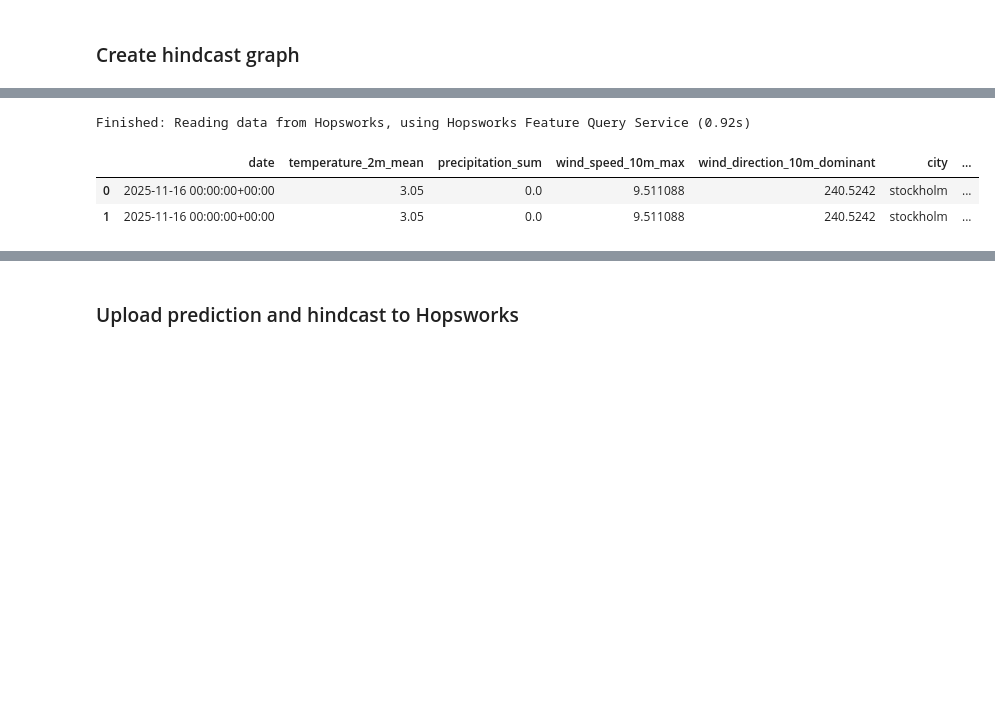
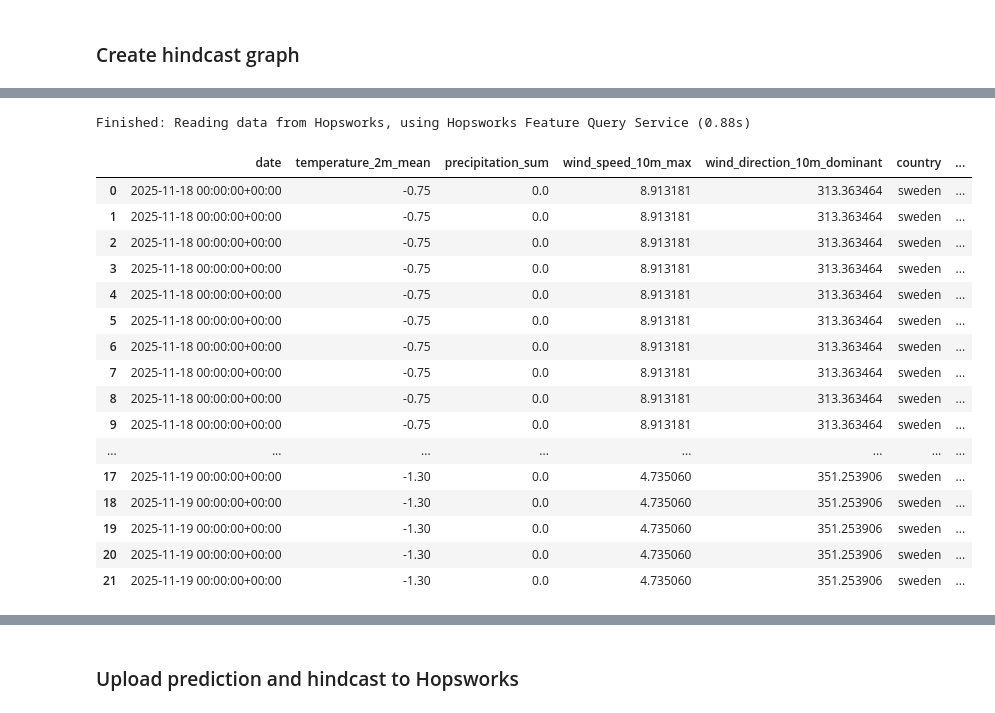
Before and after one commit to ltumat/AirQualityPrediction, a Jupyter notebook: backend/notebooks/model_predict.ipynb, the cells around one changed output, grey strips where cells are left out. Saved outputs shown, nothing was run; the diff lists cells and outputs as text; code cells hidden in the pictures; blank space fills up the shorter version.

```diff
--- a/backend/notebooks/model_predict.ipynb
+++ b/backend/notebooks/model_predict.ipynb
@@ -132,5 +133,12 @@ Finished: Reading data from Hopsworks, using Hopsworks Feature Query Service (1.
 # %%
+import yaml
+with open(f"{project_root}/backend/sensors/sensors.yml", "r") as f:
+    config = yaml.safe_load(f)
+
+prediction_list = []
+
 if lag_feature == 'pm25':
+    # not implemented, do not call ts
     weather_all = weather_fg.filter(weather_fg.date >= today).read()
     weather_all["date"] = pd.to_datetime(weather_all["date"]).dt.tz_localize(None)
     batch_data = weather_all[
@@ -140,17 +148,22 @@ if lag_feature == 'pm25':
     batch_data['predicted_pm25'] = retrieved_xgboost_model.predict(
         batch_data[['temperature_2m_mean', 'precipitation_sum', 'wind_speed_10m_max', 'wind_direction_10m_dominant']]
     )
-    batch_data
+    prediction_list.append(batch_data)
 else:
-    batch_data = util.predict_pm25_with_single_feature(
-        model=retrieved_xgboost_model,
-        weather_fg=weather_fg,
-        air_quality_fg=air_quality_fg,
-        country=country,
-        city=city,
-        street=street,
-        today=today,
-        feature_name=lag_feature
-    )
-    batch_data
+    aq_hist = air_quality_fg.read()
+    weather_all = weather_fg.filter(weather_fg.date >= today).read()
+    for sensor in config["sensors"]:
+        batch_data = util.predict_pm25_with_single_feature(
+            model=retrieved_xgboost_model,
+            weather_fg=weather_all,
+            air_quality_fg=aq_hist,
+            country=sensor['country'],
+            city=sensor['city'],
+            street=sensor['street'],
+            today=today,
+            feature_name=lag_feature
+        )
+        prediction_list +=batch_data
+
+    batch_data = pd.DataFrame(prediction_list)
 # %% [output]
@@ -191,9 +192,4 @@ memory usage: 348.0+ bytes
 # %%
-batch_data['street'] = street
-batch_data['city'] = city
-batch_data['country'] = country
-# Fill in the number of days before the date on which you made the forecast (base_date)
-batch_data['days_before_forecast_day'] = range(1, len(batch_data)+1)
 batch_data = batch_data.sort_values(by=['date'])
 batch_data
 # %% [output]
@@ -242,7 +263,7 @@ plt.show()
 ### Create hindcast graph
 # %%
 monitor_fg = fs.get_or_create_feature_group(
-    name=f'aq_predictions_{lag_feature}',
+    name=f'aq_predictions_general',
     description='Air Quality prediction monitoring',
     version=1,
     primary_key=['city','street','date','days_before_forecast_day'],
@@ -261,9 +287,23 @@ KeyboardInterrupt:
 # %%
-monitoring_df = monitor_fg.filter(monitor_fg.days_before_forecast_day == 1).read()
+monitoring_df = monitor_fg.filter(monitor_fg.days_before_forecast_day == 0).read()
 monitoring_df
 # %% [output]
-Finished: Reading data from Hopsworks, using Hopsworks Feature Query Service (0.92s)
+Finished: Reading data from Hopsworks, using Hopsworks Feature Query Service (0.88s)
-|  | date | temperature_2m_mean | precipitation_sum | wind_speed_10m_max | wind_direction_10m_dominant | city | ... |
-| 0 | 2025-11-16 00:00:00+00:00 | 3.05 | 0.0 | 9.511088 | 240.5242 | stockholm | ... |
-| 1 | 2025-11-16 00:00:00+00:00 | 3.05 | 0.0 | 9.511088 | 240.5242 | stockholm | ... |
+|  | date | temperature_2m_mean | precipitation_sum | wind_speed_10m_max | wind_direction_10m_dominant | country | ... |
+| 0 | 2025-11-18 00:00:00+00:00 | -0.75 | 0.0 | 8.913181 | 313.363464 | sweden | ... |
+| 1 | 2025-11-18 00:00:00+00:00 | -0.75 | 0.0 | 8.913181 | 313.363464 | sweden | ... |
+| 2 | 2025-11-18 00:00:00+00:00 | -0.75 | 0.0 | 8.913181 | 313.363464 | sweden | ... |
+| 3 | 2025-11-18 00:00:00+00:00 | -0.75 | 0.0 | 8.913181 | 313.363464 | sweden | ... |
+| 4 | 2025-11-18 00:00:00+00:00 | -0.75 | 0.0 | 8.913181 | 313.363464 | sweden | ... |
+| 5 | 2025-11-18 00:00:00+00:00 | -0.75 | 0.0 | 8.913181 | 313.363464 | sweden | ... |
+| 6 | 2025-11-18 00:00:00+00:00 | -0.75 | 0.0 | 8.913181 | 313.363464 | sweden | ... |
+| 7 | 2025-11-18 00:00:00+00:00 | -0.75 | 0.0 | 8.913181 | 313.363464 | sweden | ... |
+| 8 | 2025-11-18 00:00:00+00:00 | -0.75 | 0.0 | 8.913181 | 313.363464 | sweden | ... |
+| 9 | 2025-11-18 00:00:00+00:00 | -0.75 | 0.0 | 8.913181 | 313.363464 | sweden | ... |
+| ... | ... | ... | ... | ... | ... | ... | ... |
+| 17 | 2025-11-19 00:00:00+00:00 | -1.30 | 0.0 | 4.735060 | 351.253906 | sweden | ... |
+| 18 | 2025-11-19 00:00:00+00:00 | -1.30 | 0.0 | 4.735060 | 351.253906 | sweden | ... |
+| 19 | 2025-11-19 00:00:00+00:00 | -1.30 | 0.0 | 4.735060 | 351.253906 | sweden | ... |
+| 20 | 2025-11-19 00:00:00+00:00 | -1.30 | 0.0 | 4.735060 | 351.253906 | sweden | ... |
+| 21 | 2025-11-19 00:00:00+00:00 | -1.30 | 0.0 | 4.735060 | 351.253906 | sweden | ... |
 # %%
```
Also changed, not shown: parts of 19 cells of this notebook, 43 other files.
